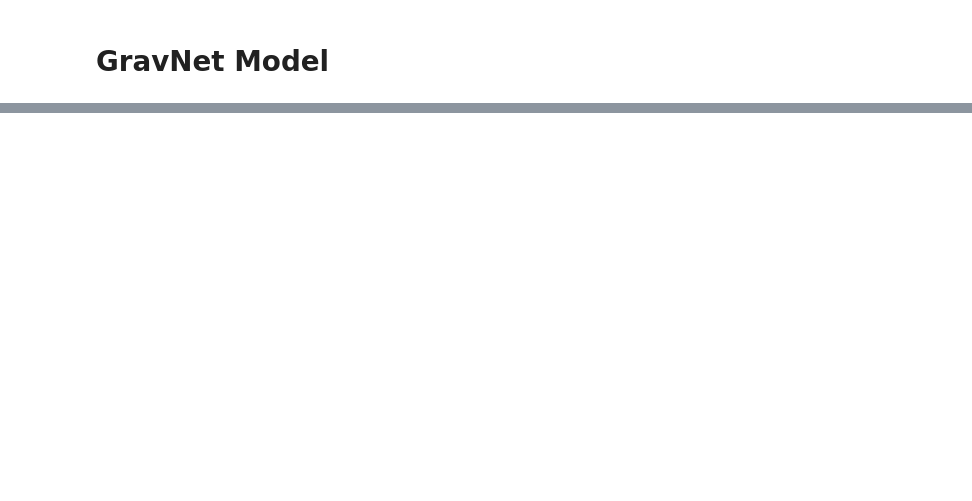
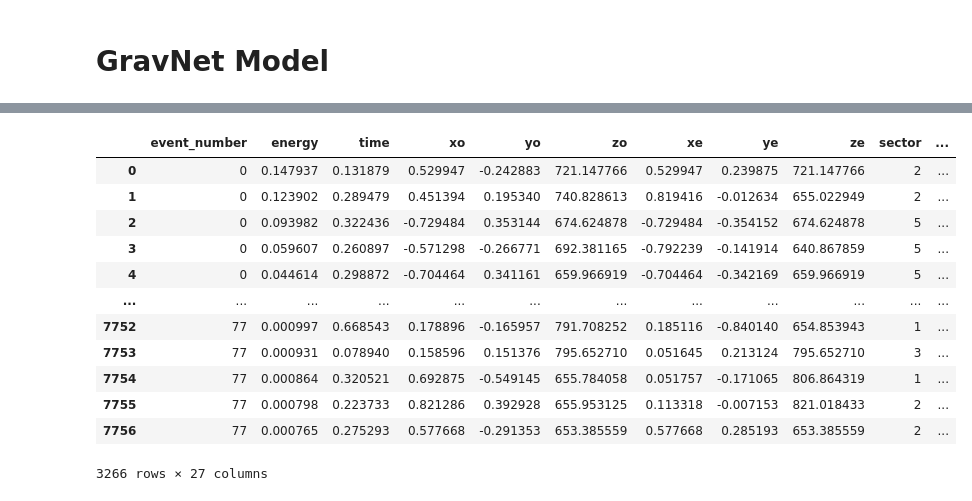
Before and after one commit to Gregtom3/neutneut, a Jupyter notebook: analysis/neutron_ml/test_v2_oc.ipynb, the cells around one changed output, grey strips where cells are left out. Cells and saved outputs as stored; diff of their text form; code cells hidden in the pictures; blank space fills up the shorter version.

```diff
--- a/analysis/neutron_ml/test_v2_oc.ipynb
+++ b/analysis/neutron_ml/test_v2_oc.ipynb
@@ -251,0 +210,18 @@ array([[0.05428043, 0.49810982,        nan, ..., 0.        , 0.        ,
+# %%
+df = evaluator.dataframe.copy()
+df.rename(columns={'event': 'event_number',
+                   'unique_otid': 'otid'})
+# %% [output]
+|  | event_number | energy | time | xo | yo | zo | xe | ye | ze | sector | ... |
+| 0 | 0 | 0.147937 | 0.131879 | 0.529947 | -0.242883 | 721.147766 | 0.529947 | 0.239875 | 721.147766 | 2 | ... |
+| 1 | 0 | 0.123902 | 0.289479 | 0.451394 | 0.195340 | 740.828613 | 0.819416 | -0.012634 | 655.022949 | 2 | ... |
+| 2 | 0 | 0.093982 | 0.322436 | -0.729484 | 0.353144 | 674.624878 | -0.729484 | -0.354152 | 674.624878 | 5 | ... |
+| 3 | 0 | 0.059607 | 0.260897 | -0.571298 | -0.266771 | 692.381165 | -0.792239 | -0.141914 | 640.867859 | 5 | ... |
+| 4 | 0 | 0.044614 | 0.298872 | -0.704464 | 0.341161 | 659.966919 | -0.704464 | -0.342169 | 659.966919 | 5 | ... |
+| ... | ... | ... | ... | ... | ... | ... | ... | ... | ... | ... | ... |
+| 7752 | 77 | 0.000997 | 0.668543 | 0.178896 | -0.165957 | 791.708252 | 0.185116 | -0.840140 | 654.853943 | 1 | ... |
+| 7753 | 77 | 0.000931 | 0.078940 | 0.158596 | 0.151376 | 795.652710 | 0.051645 | 0.213124 | 795.652710 | 3 | ... |
+| 7754 | 77 | 0.000864 | 0.320521 | 0.692875 | -0.549145 | 655.784058 | 0.051757 | -0.171065 | 806.864319 | 1 | ... |
+| 7755 | 77 | 0.000798 | 0.223733 | 0.821286 | 0.392928 | 655.953125 | 0.113318 | -0.007153 | 821.018433 | 2 | ... |
+| 7756 | 77 | 0.000765 | 0.275293 | 0.577668 | -0.291353 | 653.385559 | 0.577668 | 0.285193 | 653.385559 | 2 | ... |
+3266 rows × 27 columns
```
Also changed, not shown: parts of 15 cells of this notebook.
